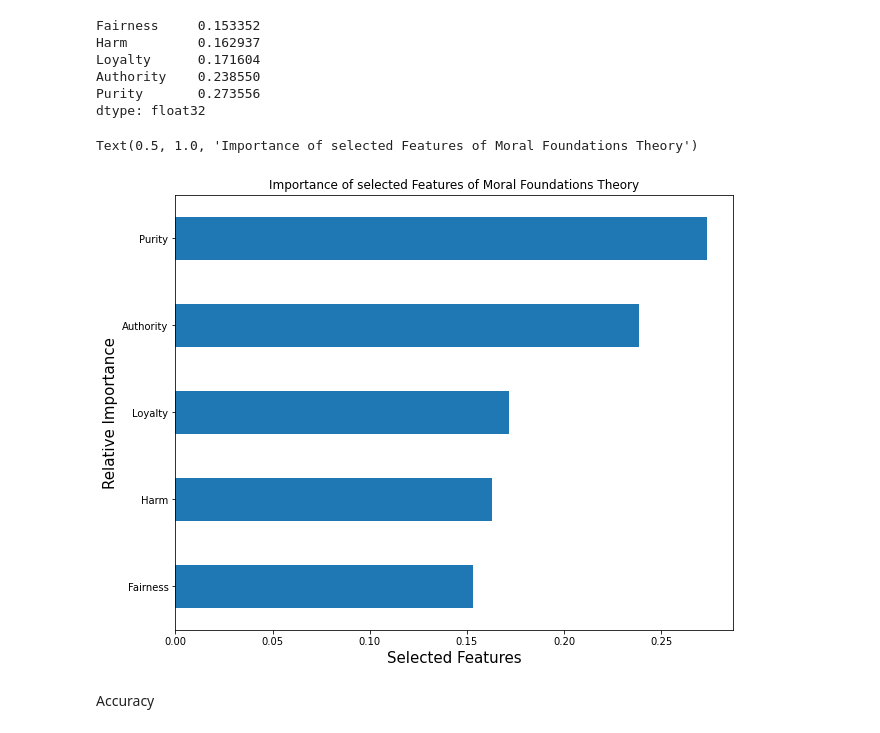
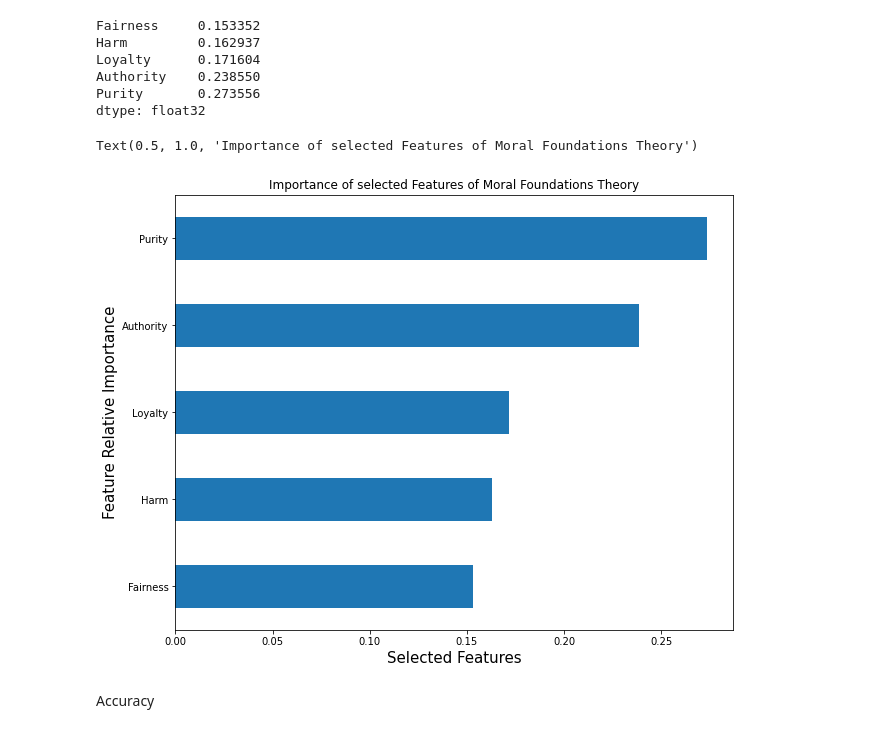
Before and after one commit to falahamro/Moral-Foundations-Analysis, a Jupyter notebook: Feature_Importance_Analysis_Moral_Foundations.ipynb, the cells around one changed output. Saved outputs shown, nothing was run; the diff lists cells and outputs as text; code cells hidden in the pictures.

```diff
--- a/Feature_Importance_Analysis_Moral_Foundations.ipynb
+++ b/Feature_Importance_Analysis_Moral_Foundations.ipynb
@@ -139,11 +139,11 @@ dtype: float32
 # %%
 top1.plot(kind='barh',figsize=(10,8))
 plt.xlabel("Selected Features", size=15)
-plt.ylabel("Relative Importance", size=15)
+plt.ylabel("Feature Relative Importance", size=15)
 plt.title('Importance of selected Features of Moral Foundations Theory')
 # %% [output]
 Text(0.5, 1.0, 'Importance of selected Features of Moral Foundations Theory')
-[figure, old version]
+[figure, new version]
 # %% [markdown]
 Accuracy
 # %%
```
Also changed, not shown: parts of 12 cells of this notebook.
